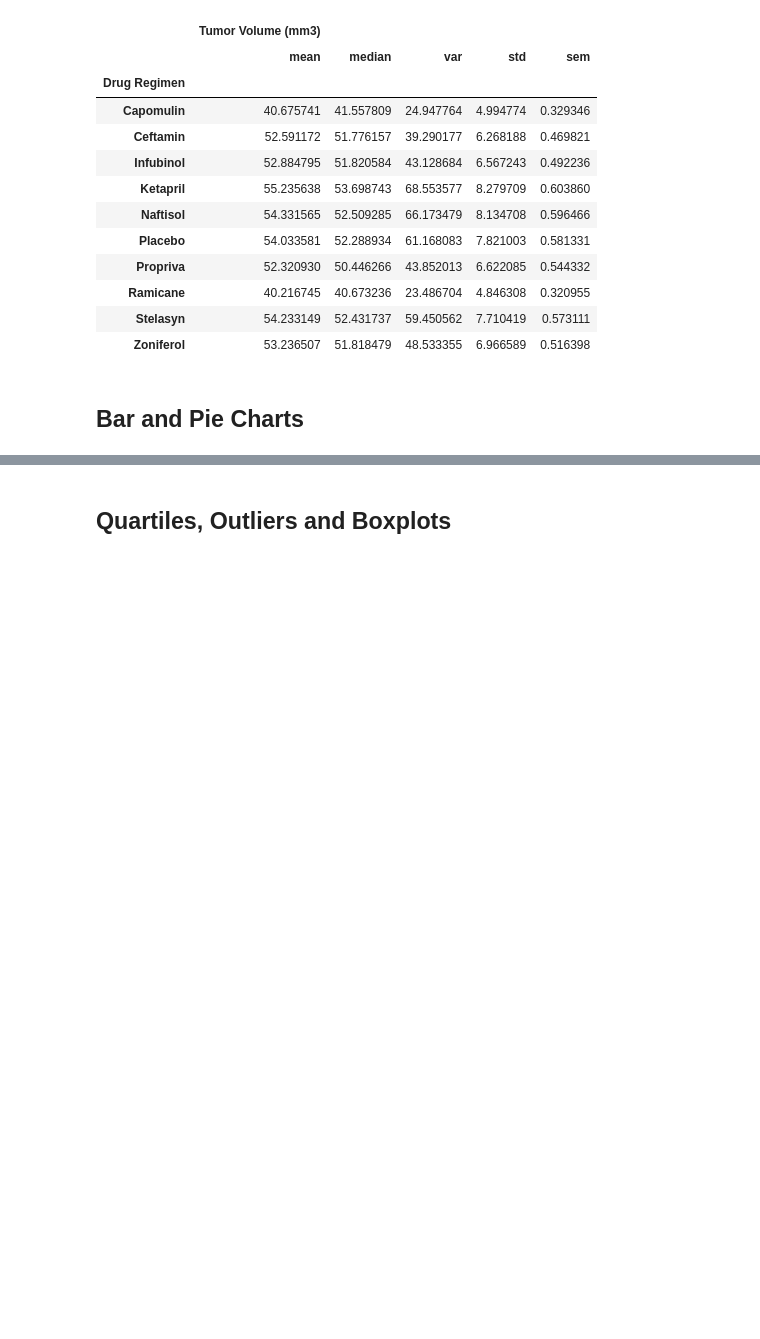
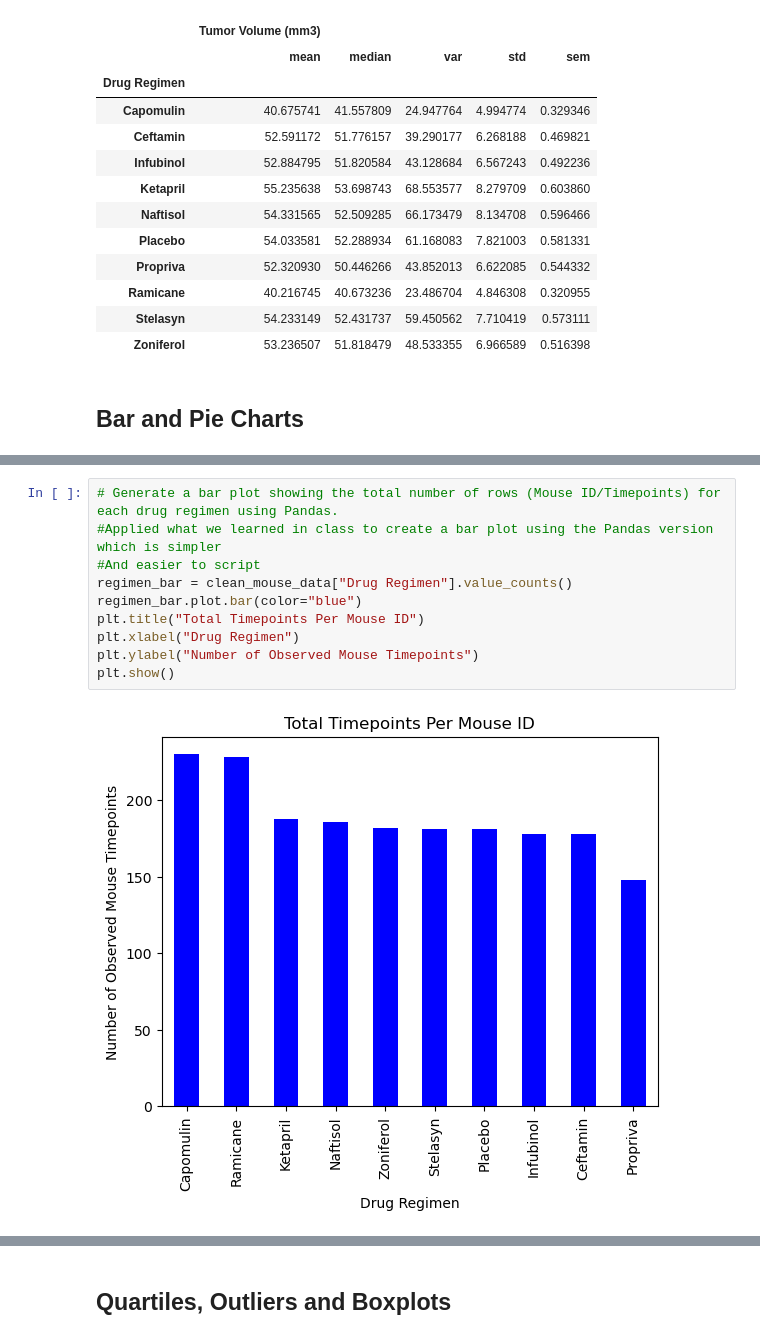
Before and after one commit to jmatts2307/matplotlib-Challenge, a Jupyter notebook: pymaceuticals_starter.ipynb, the cells around one changed output, grey strips where cells are left out. Drawn from its saved outputs; the diff is of its cells as text; blank space fills up the shorter version.

```diff
--- a/pymaceuticals_starter.ipynb
+++ b/pymaceuticals_starter.ipynb
@@ -162,0 +155,12 @@ summary_statistic_agg
+# %%
+# Generate a bar plot showing the total number of rows (Mouse ID/Timepoints) for each drug regimen using Pandas.
+#Applied what we learned in class to create a bar plot using the Pandas version which is simpler
+#And easier to script
+regimen_bar = clean_mouse_data["Drug Regimen"].value_counts()
+regimen_bar.plot.bar(color="blue")
+plt.title("Total Timepoints Per Mouse ID")
+plt.xlabel("Drug Regimen")
+plt.ylabel("Number of Observed Mouse Timepoints")
+plt.show()
+# %% [output]
+[figure, added]
```
Also changed, not shown: parts of 14 cells of this notebook.
